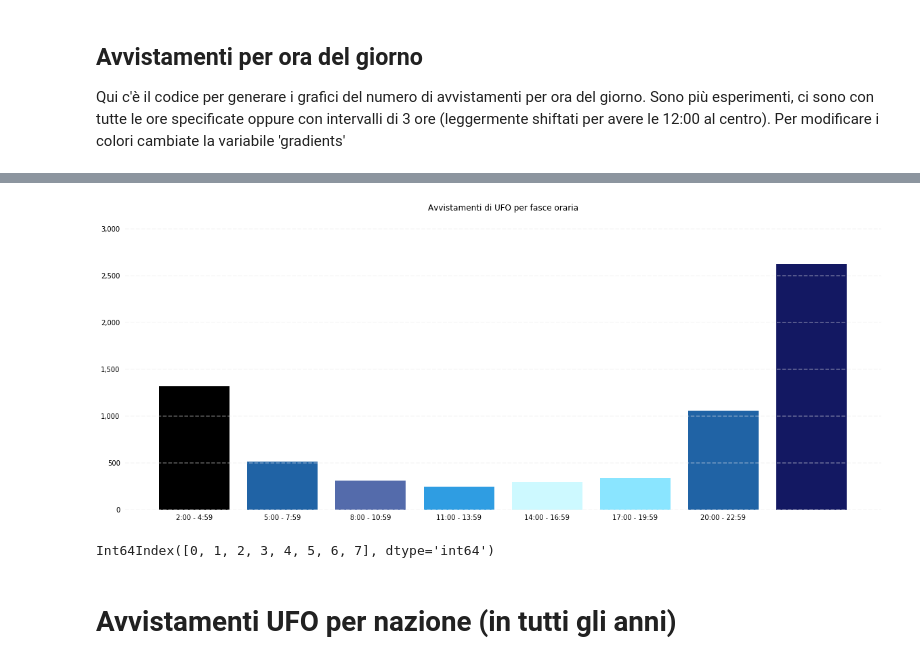
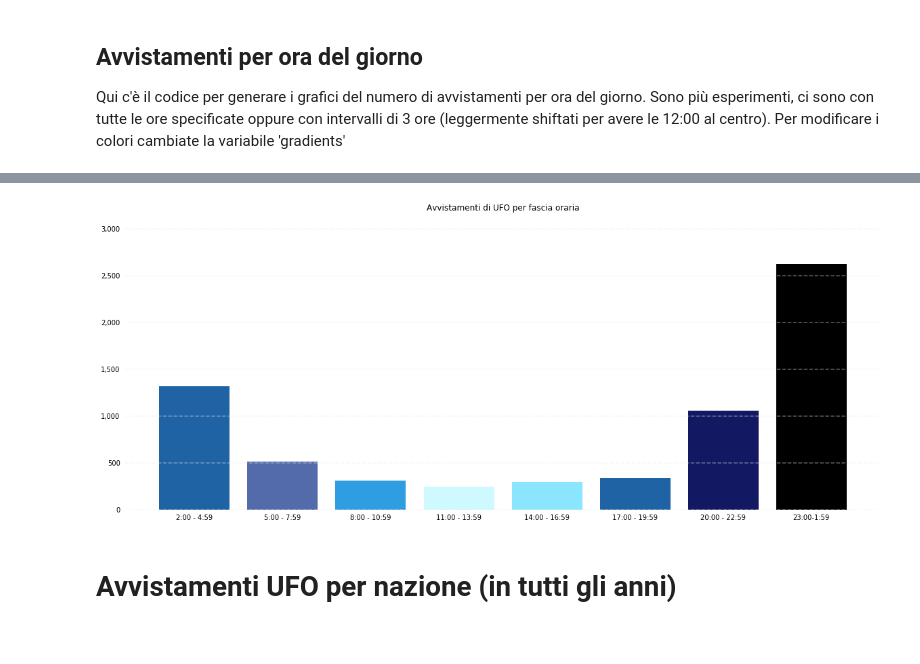
Before and after one commit to mrkct/scivis-progetto, a Jupyter notebook: ufo.ipynb, the cells around one changed output, grey strips where cells are left out. Saved outputs shown, nothing was run; the diff lists cells and outputs as text; code cells hidden in the pictures.

```diff
--- a/ufo.ipynb
+++ b/ufo.ipynb
@@ -52,0 +43,30 @@ plt.show()
+# %%
+# Grafico degli avvistamenti per ora del giorno (a colori)
+
+fig, ax = plt.subplots(figsize=FIGURE_SIZE)
+
+bars = plt.bar(grouped_hours_counts.index, grouped_hours_counts.values)
+for spine in ['left', 'right', 'top', 'bottom']:
+    ax.spines[spine].set_visible(False)
+
+ax.set_title(TITLE)
+ax.set_xticklabels(LABELS)
+
+# Draw vertical axis lines
+vals = ax.get_yticks()
+for tick in vals:
+    ax.axhline(y=tick, linestyle='dashed', alpha=0.4, color='#eeeeee', zorder=1)
+
+ax.tick_params(
+    axis="both",
+    which="both",
+    bottom=False,
+    top=False,
+    labelbottom=True,
+    left=False,
+    right=False,
+    labelleft=True
+)
+
+plt.savefig(f'{OUT_FOLDER}/AvvistamentiOraDelGiorno/SenzaColori.png')
+plt.show()
@@ -58,46 +80,43 @@ aggiungi un elemento extra alle label alla fine
 '''
 
 fig, ax = plt.subplots(figsize=FIGURE_SIZE)
-# Da [23:00, 1:59] a gruppi di 3 ore fino a [20:00, 22:59]
+# Da [2:00, 4:59] a gruppi di 3 ore fino a [23:00, 1:59]
 gradients = [
-    (0, 0, 0), (32,99,165), (84, 107, 171), (47,157,226),
-    (205,249,255), (138,229,255), (32,99,165), (19, 24, 98)
+    (32,99,165), (84, 107, 171), (47,157,226), (205,249,255),
+    (138,229,255), (32,99,165), (19, 24, 98), (0, 0, 0)
 ]
 gradients = [(r/255, g/255, b/255, 1.0) for (r, g, b) in gradients]
 
-bars = plt.bar(grouped_hours_counts.index, grouped_hours_counts.get_values(), color=gradients)
+bars = plt.bar(grouped_hours_counts.index, grouped_hours_counts.values, color=gradients)
 
 for spine in ['left', 'right', 'top', 'bottom']:
     ax.spines[spine].set_visible(False)
 
-ax.set_title('Avvistamenti di UFO per fasce oraria')
-labels = [f'{starth}:00 - {endh}:59' for (starth, _, endh) in hour_groups]
-print(labels)
-ax.set_xticklabels(labels)
+ax.set_title(TITLE)
+ax.set_xticklabels(LABELS)
 
 # Draw vertical axis lines
 vals = ax.get_yticks()
 for tick in vals:
     ax.axhline(y=tick, linestyle='dashed', alpha=0.4, color='#eeeeee', zorder=1)
 
 ax.tick_params(
     axis="both",
     which="both",
     bottom=False,
     top=False,
     labelbottom=True,
     left=False,
     right=False,
     labelleft=True
 )
 
 ax.yaxis.set_major_formatter(StrMethodFormatter('{x:,g}'))
 
 plt.savefig(f'{OUT_FOLDER}/AvvistamentiOraDelGiorno/ConColoriV2.png')
 plt.show()
 # %% [output]
-[figure, old version]
+[figure, new version]
-Int64Index([0, 1, 2, 3, 4, 5, 6, 7], dtype='int64')
 # %% [markdown]
 # Avvistamenti UFO per nazione (in tutti gli anni)
 # %%
```
Also changed, not shown: parts of 17 cells of this notebook, 10 other files.
